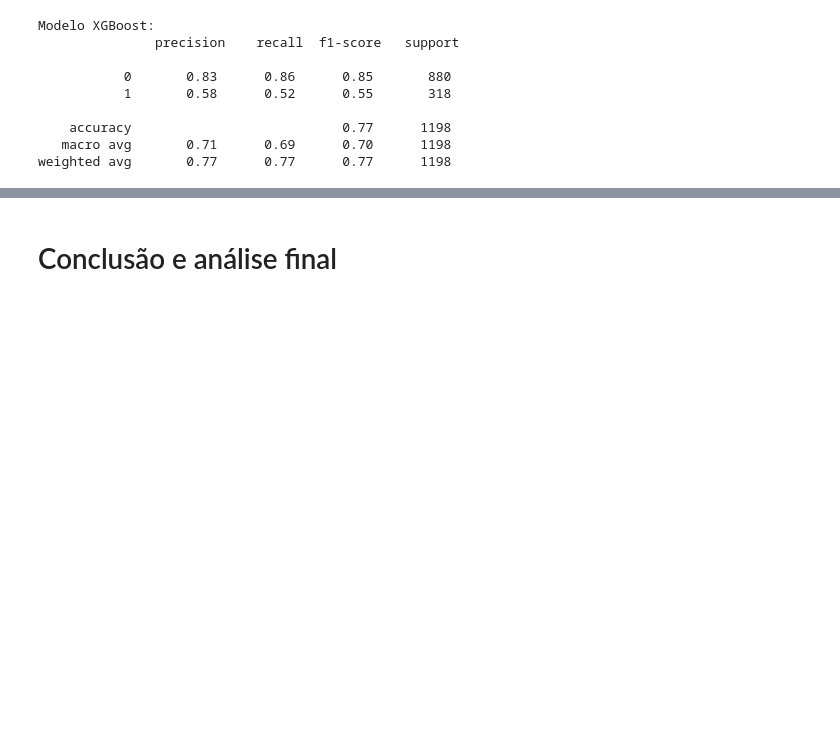
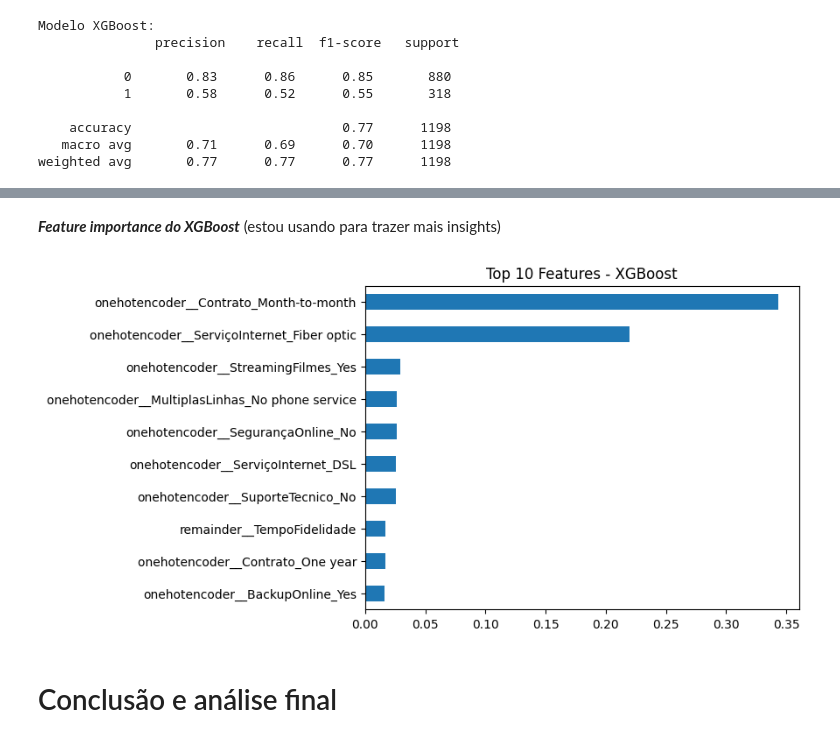
Before and after one commit to joaozalina/TelecomX_2, a Jupyter notebook: TelecomX_Parte2.ipynb, the cells around one changed output, grey strips where cells are left out. Drawn from its saved outputs; the diff is of its cells as text; code cells hidden in the pictures; blank space fills up the shorter version.

```diff
--- a/TelecomX_Parte2.ipynb
+++ b/TelecomX_Parte2.ipynb
@@ -670,3 +699,11 @@ weighted avg       0.77      0.77      0.77      1198
+# %% [markdown]
+***Feature importance do XGBoost*** (estou usando para trazer mais insights)
+# %%
+importances = pd.Series(xgb_modelo.feature_importances_, index=one_hot.get_feature_names_out(colunas))
+importances.nlargest(10).sort_values().plot(kind='barh', title='Top 10 Features - XGBoost')
+plt.show()
+# %% [output]
+[figure, added]
 # %% [markdown]
 # Conclusão e análise final
 # %% [markdown]
```
Also changed, not shown: parts of 9 cells of this notebook.
